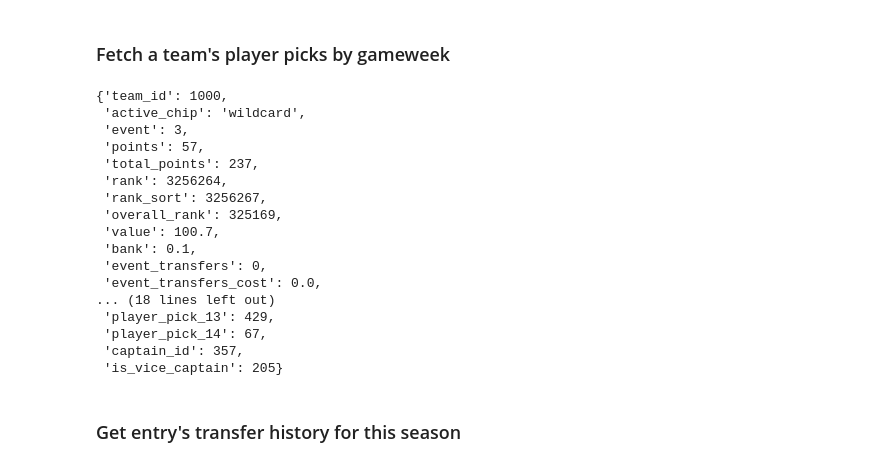
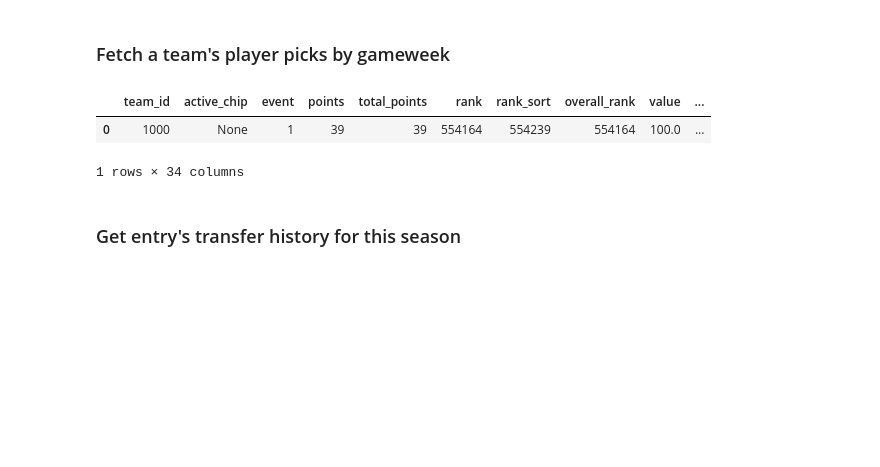
Before and after one commit to martineastwood/penaltyblog, a Jupyter notebook: examples/fpl/fpl.ipynb, the cells around one changed output. Drawn from its saved outputs; the diff is of its cells as text; code cells hidden in the pictures; blank space fills up the shorter version.

```diff
--- a/examples/fpl/fpl.ipynb
+++ b/examples/fpl/fpl.ipynb
@@ -189,25 +130,11 @@ pb.fpl.get_rankings(2)
 # %% [markdown]
 ### Fetch a team's player picks by gameweek
 # %%
-pb.fpl.get_entry_picks_by_gameweek(1000, 3)
+pb.fpl.get_entry_picks_by_gameweek(1000, 1)
 # %% [output]
+|  | team_id | active_chip | event | points | total_points | rank | rank_sort | overall_rank | value | ... |
+| 0 | 1000 | None | 1 | 39 | 39 | 554164 | 554239 | 554164 | 100.0 | ... |
-{'team_id': 1000,
- 'active_chip': 'wildcard',
- 'event': 3,
- 'points': 57,
- 'total_points': 237,
- 'rank': 3256264,
- 'rank_sort': 3256267,
- 'overall_rank': 325169,
- 'value': 100.7,
- 'bank': 0.1,
- 'event_transfers': 0,
- 'event_transfers_cost': 0.0,
-... (18 lines left out)
- 'player_pick_13': 429,
- 'player_pick_14': 67,
- 'captain_id': 357,
- 'is_vice_captain': 205}
+1 rows × 34 columns
 # %% [markdown]
 ### Get entry's transfer history for this season
 # %%
```
Also changed, not shown: parts of 19 cells of this notebook, 6 other files.
